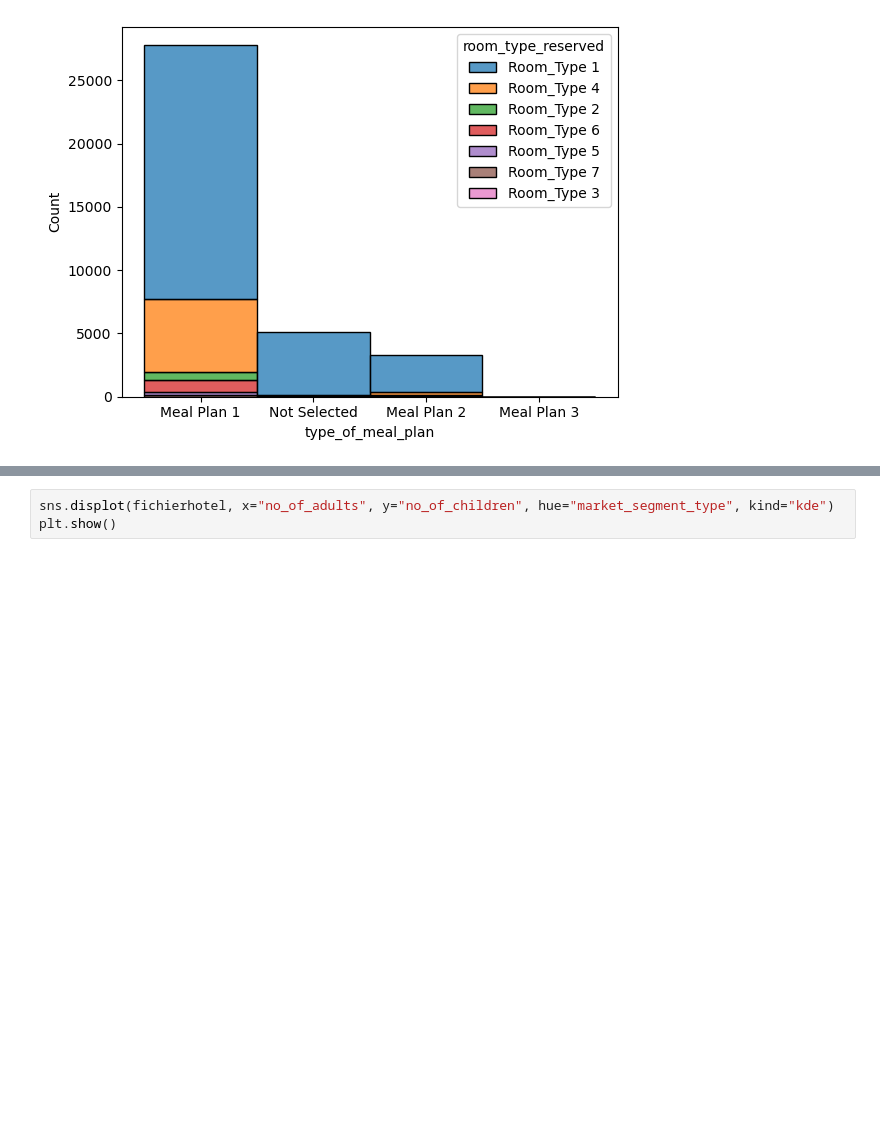
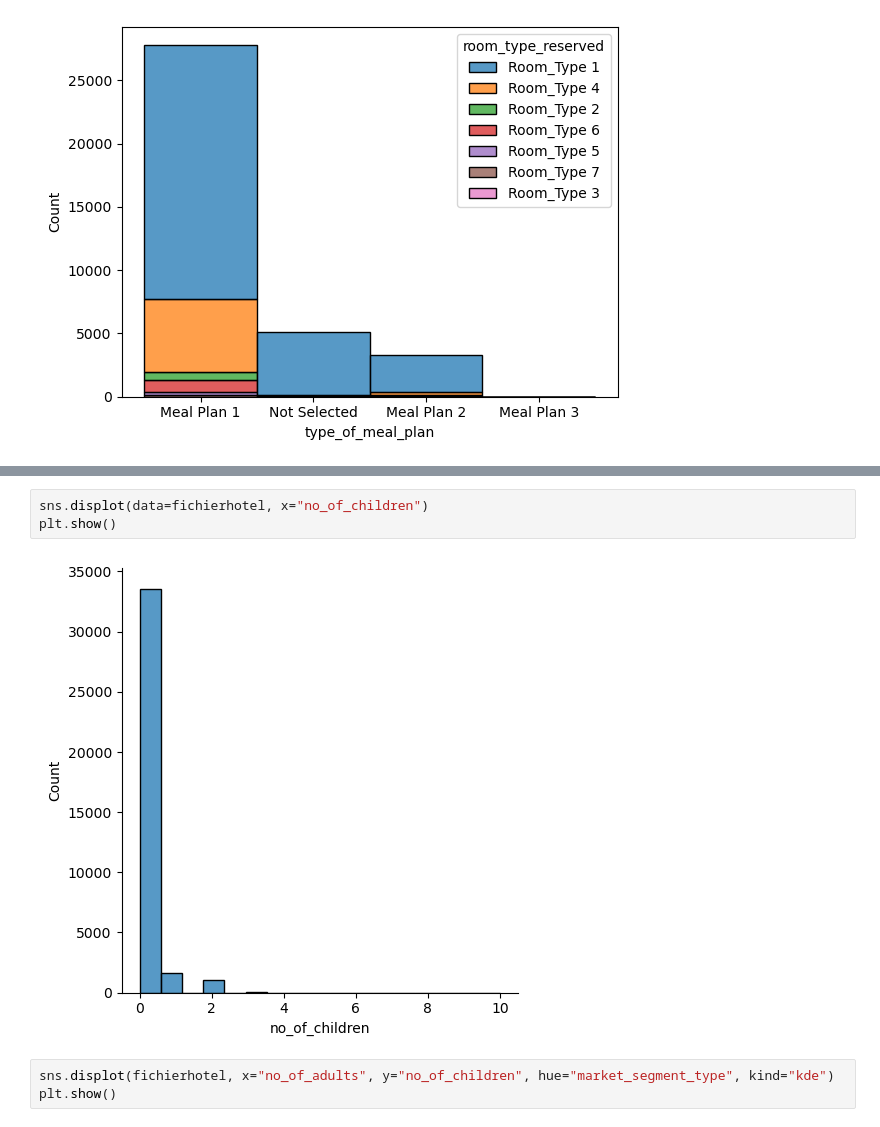
Before and after one commit to Bennis75fr/greta-projets, a Jupyter notebook: Exohotelbis.ipynb, the cells around one changed output, grey strips where cells are left out. Drawn from its saved outputs; the diff is of its cells as text; blank space fills up the shorter version.

```diff
--- a/Exohotelbis.ipynb
+++ b/Exohotelbis.ipynb
@@ -200,3 +254,8 @@ plt.show()
+# %%
+sns.displot(data=fichierhotel, x="no_of_children")
+plt.show()
+# %% [output]
+[figure, added]
 # %%
 sns.displot(fichierhotel, x="no_of_adults", y="no_of_children", hue="market_segment_type", kind="kde")
 plt.show()
```
Also changed, not shown: parts of 15 cells of this notebook.
